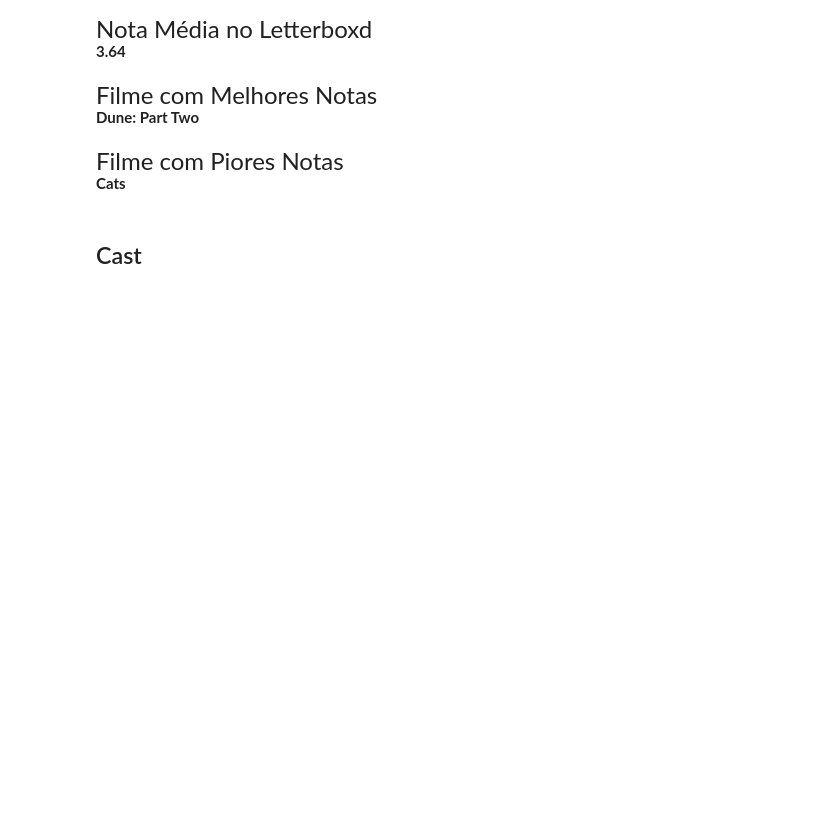
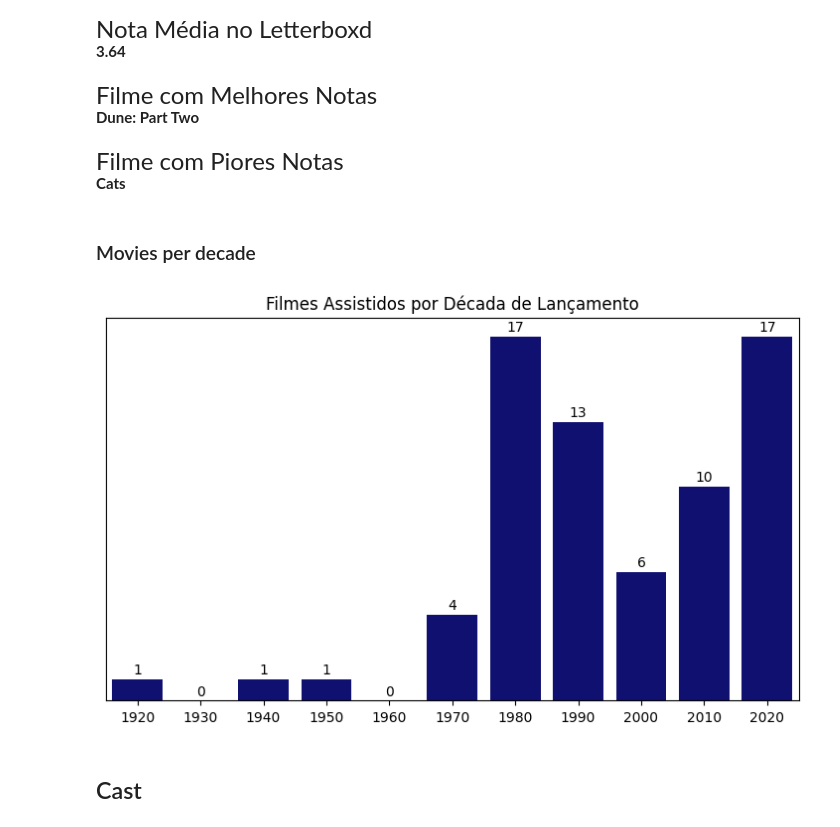
Before and after one commit to oextraordimario/letterboxd_analysis, a Jupyter notebook: movies_analysis.ipynb, the cells around one changed output. Saved outputs shown, nothing was run; the diff lists cells and outputs as text; code cells hidden in the pictures; blank space fills up the shorter version.

```diff
--- a/movies_analysis.ipynb
+++ b/movies_analysis.ipynb
@@ -398,7 +400,7 @@ main_roles = ['director', 'producer', 'writer']
 secondary_roles = ['executive-producer', 'editor', 'cinematography', 'composer']
 
 for role in (main_roles + secondary_roles):
-    analytical_dataframes[f'popular_{role}s'] = adf_crew_moviesperrole.query(f" role == '{role}' ")
+    analytical_dataframes[f'popular_{role}s'] = adf_crew_moviesperrole.query(f" role == '{role}' ").drop(columns='role')
 
     most_popular_in_role = list(analytical_dataframes[f'popular_{role}s']['name'])
 
@@ -630,5 +624,23 @@ Filme com Melhores Notas
 Dune: Part Two
 Filme com Piores Notas
 Cats
+# %% [markdown]
+### Movies per decade
+# %%
+plt.figure(figsize=(9, 5))
+sns.barplot(data=analytical_dataframes['movies_per_release_decade'], x='release_decade', y='movie_count', color='navy')
+plt.xlabel('')
+plt.ylabel('')
+plt.yticks([])
+plt.title('Filmes Assistidos por Década de Lançamento')
+
+for index, row in analytical_dataframes['movies_per_release_decade'].iterrows():
+    plt.text(x=index, y=row['movie_count'] + 0.1,  # Position above the bar
+             s=str(row['movie_count']),  # Display value
+             ha='center', va='bottom', fontsize=10, color='black')  # Styling
+
+plt.show()
+# %% [output]
+[figure, added]
 # %% [markdown]
 ## Cast
```
Also changed, not shown: parts of 29 cells of this notebook.
